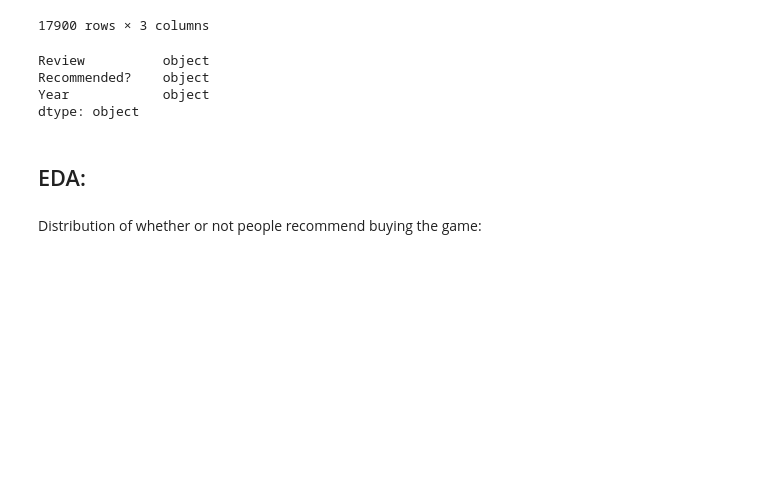
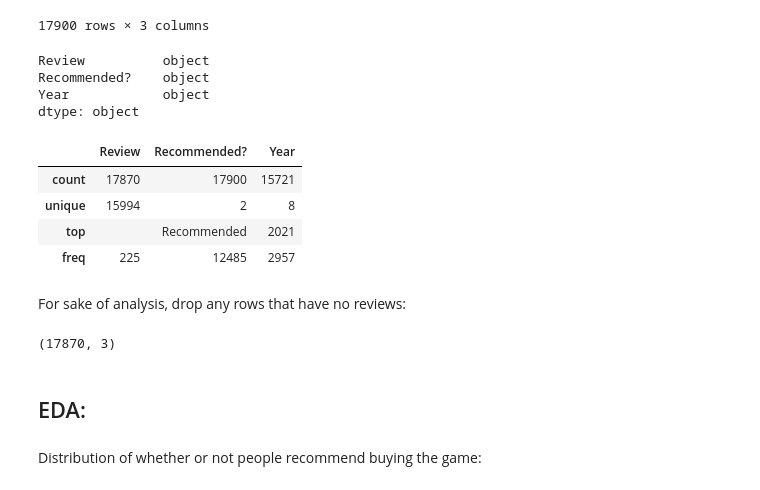
Before and after one commit to BrandonDioneda/Dark-Souls-2-Reviews, a Jupyter notebook: ds2-reviews.ipynb, the cells around one changed output. Saved outputs shown, nothing was run; the diff lists cells and outputs as text; code cells hidden in the pictures; blank space fills up the shorter version.

Commit message:
what kind of txt analysis do i need?

```diff
--- a/ds2-reviews.ipynb
+++ b/ds2-reviews.ipynb
@@ -108,6 +109,21 @@ Review          object
 Recommended?    object
 Year            object
 dtype: object
+# %%
+reviews.describe()
+# %% [output]
+|  | Review | Recommended? | Year |
+| count | 17870 | 17900 | 15721 |
+| unique | 15994 | 2 | 8 |
+| top |  | Recommended | 2021 |
+| freq | 225 | 12485 | 2957 |
+# %% [markdown]
+For sake of analysis, drop any rows that have no reviews:
+# %%
+reviews = reviews.dropna(subset=['Review'])
+reviews.shape
+# %% [output]
+(17870, 3)
 # %% [markdown]
 ## EDA:
 # %% [markdown]
```
Also changed, not shown: parts of 4 cells of this notebook, 1 other file.
